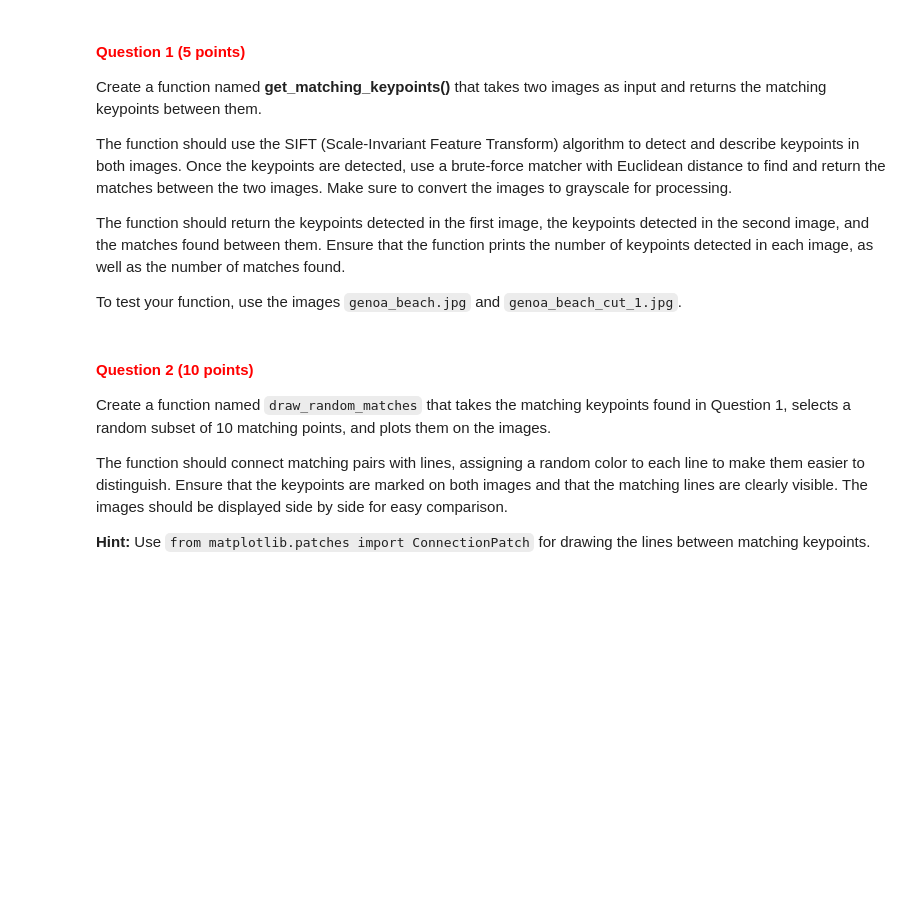
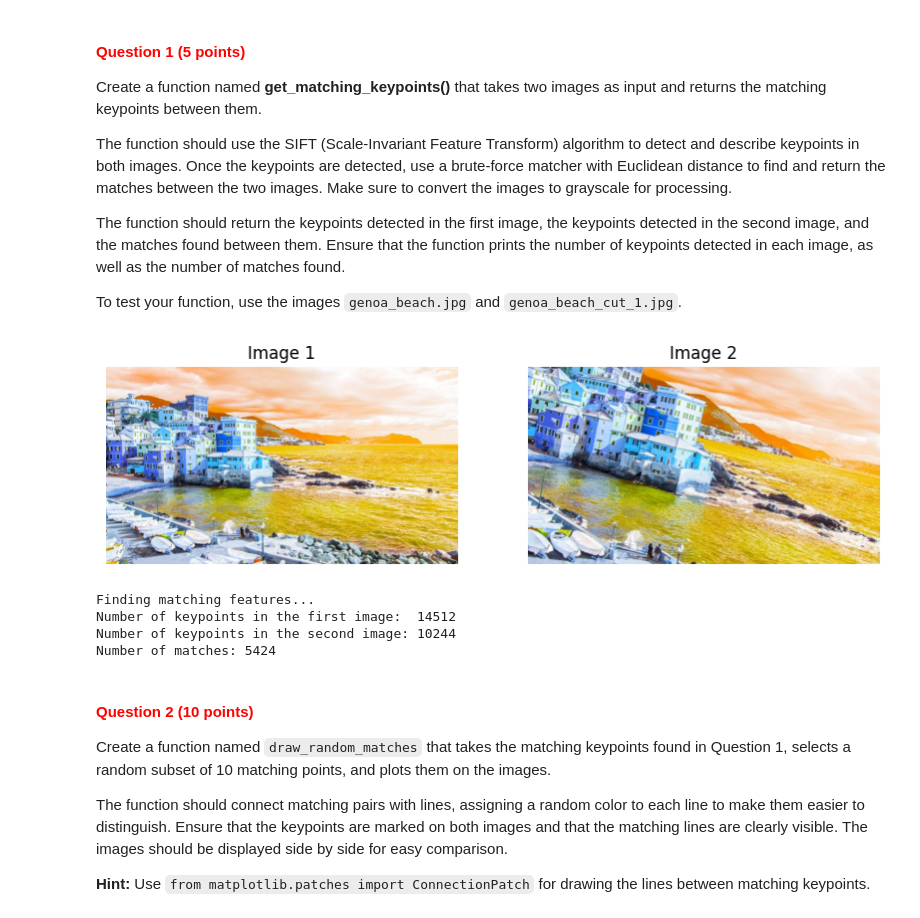
Before and after one commit to zzgsdddz/cv1_lab1, a Jupyter notebook: cv1-lab-4-main/cv1-lab-4.ipynb, the cells around one changed output. Cells and saved outputs as stored; diff of their text form; code cells hidden in the pictures; blank space fills up the shorter version.

```diff
--- a/cv1-lab-4-main/cv1-lab-4.ipynb
+++ b/cv1-lab-4-main/cv1-lab-4.ipynb
@@ -170,6 +170,18 @@ def get_matching_keypoints(image_1, image_2):
     print('Finding matching features...')
 
     # YOUR CODE HERE
+    sift = cv2.xfeatures2d.SIFT_create()
+    # voorbeeld: 1986, onze: 1987
+    keypoints_image_1, des1 = sift.detectAndCompute(image_1, None)
+    # voorbeeld: 2108, onze: 2110
+    keypoints_image_2, des2 = sift.detectAndCompute(image_2, None)
+
+    # create matcher object
+    bf = cv2.BFMatcher()
+    # create the matches
+    matches = bf.knnMatch(des1, des2, 2)
+
+    matches = [[m] for m,n in matches if m.distance < 0.75*n.distance]
 
     # Output the number of keypoints and matches
     print(f"Number of keypoints in the first image:  {len(keypoints_image_1)}")
@@ -182,3 +192,33 @@ def get_matching_keypoints(image_1, image_2):
+# %%
+# YOUR CODE HERE
+img1_path = "/Users/menglifeng/MF/ACADEMICS/Master's2023/AI/UvA Msc AI/yr2/CV1/cv1_lab1/cv1-lab-4-main/images/genoa_beach.jpg"
+img2_path = "/Users/menglifeng/MF/ACADEMICS/Master's2023/AI/UvA Msc AI/yr2/CV1/cv1_lab1/cv1-lab-4-main/images/genoa_beach_cut_1.jpg"
+
+# Open images
+img1 = cv2.imread(img1_path)
+img2 = cv2.imread(img2_path)
+
+# Note: OpenCV uses BGR instead of RGB
+image_1 = cv2.cvtColor(img1, cv2.COLOR_BGR2RGB)
+image_2 = cv2.cvtColor(img2, cv2.COLOR_BGR2RGB)
+
+# Display images
+fig, ax = plt.subplots(1,2, figsize=(10,10))
+ax[0].imshow(img1)
+ax[0].axis('off')
+ax[0].set_title('Image 1')
+ax[1].imshow(img2)
+ax[1].axis('off')
+ax[1].set_title('Image 2')
+plt.show()
+plt.close()
+keypoints_image_1, keypoints_image_2, matches = get_matching_keypoints(img1,img2)
+# %% [output]
+[figure, added]
+Finding matching features...
+Number of keypoints in the first image:  14512
+Number of keypoints in the second image: 10244
+Number of matches: 5424
 # %% [markdown]
 <a id="question-2"></a>
 #### <font color='#FF0000'>Question 2 (10 points)</font>
```
Also changed, not shown: parts of 4 cells of this notebook.
